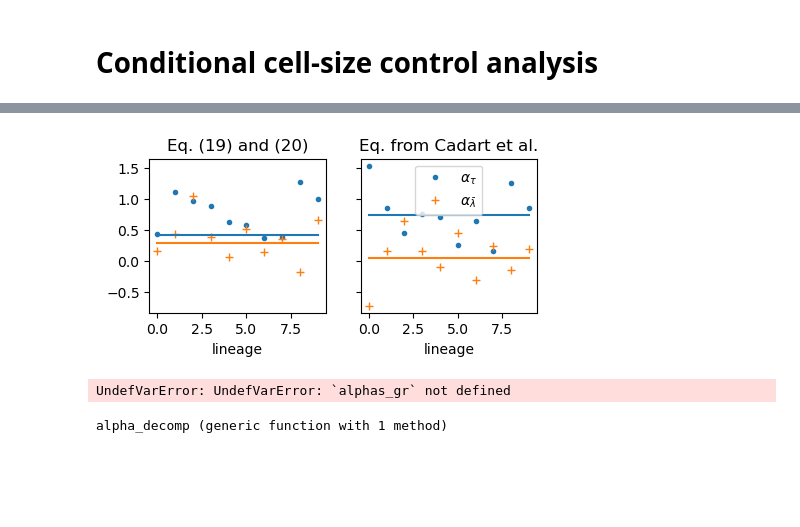
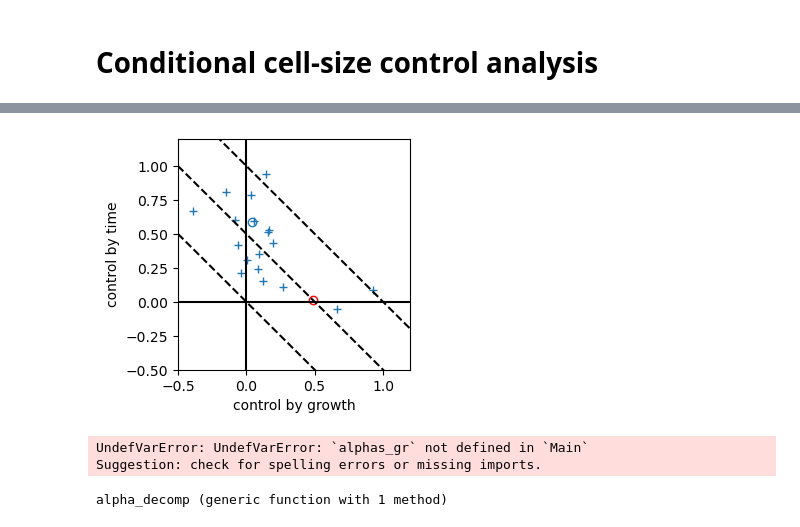
Before and after one commit to elevien/L1210, a Jupyter notebook: notebooks/PAPER_FIG2-cell-size.ipynb, the cells around one changed output, grey strips where cells are left out. Saved outputs shown, nothing was run; the diff lists cells and outputs as text; code cells hidden in the pictures; blank space fills up the shorter version.

Commit message:
First update in a long time

```diff
--- a/notebooks/PAPER_FIG2-cell-size.ipynb
+++ b/notebooks/PAPER_FIG2-cell-size.ipynb
@@ -35,7 +35,7 @@ sims_cells[:,:lineage] = sims_cells.lineage_original;
 ## Load experimental data
 # %%
 df_all = CSV.read("./../output/data_processed.csv",DataFrames.DataFrame);
-df_all  = df_all[df_all.length .>= 23,:]
+df_all  = df_all[df_all.length .>= 5,:]
 lineages = unique(df_all.lineage);
 
 
@@ -94,6 +51,6 @@ fig
 # %%
 
-X = hcat(ones(length(df_all_cells_long.lineage)),Array(df_all_cells_long[:,[:M0]]))
-X = hcat(X,hcat([Int.(df_all_cells_long.lineage .== l) for l in unique(df_all_cells_long.lineage)]...))
-y = df_all_cells_long.gr
-betas = inv(X'X)X'y
+# X = hcat(ones(length(df_all_cells_long.lineage)),Array(df_all_cells_long[:,[:M0]]))
+# X = hcat(X,hcat([Int.(df_all_cells_long.lineage .== l) for l in unique(df_all_cells_long.lineage)]...))
+# y = df_all_cells_long.gr
+# betas = inv(X'X)X'y
@@ -220,29 +118,34 @@ fig
-# %%
-fig, axs = subplots(figsize=(5,2),ncols=2,sharey=true)
-
-
-ax = axs[0]
-ax.plot(dfa_sims.ατ,"C0.",label=L"$\alpha_{\tau}$")
-ax.plot(dfa_sims.αλ,"C1+",label=L"$\alpha_{\bar{\lambda}}$")
-ax.plot(ones(length(dfa.ατ)) .* mean(dfa.ατ),"C0-")
-ax.plot(ones(length(dfa.ατ)) .* mean(dfa.αλ),"C1-")
-ax.set_xlabel("lineage")
-ax.set_title("Eq. (19) and (20)")
-#ax.set_ylim([-3,30])
-
-
-
-ax = axs[1]
-ax.plot(dfa_sims.ατ_c,"C0.",label=L"$\alpha_{\tau}$")
-ax.plot(dfa_sims.αλ_c,"C1+",label=L"$\alpha_{\bar{\lambda}}$")
-ax.plot(ones(length(dfa_sims.ατ)) .* mean(dfa_sims.ατ_c),"C0-")
-ax.plot(ones(length(dfa_sims.ατ)) .* mean(dfa_sims.αλ_c),"C1-")
-ax.set_title("Eq. from Cadart et al.")
-ax.set_xlabel("lineage")
-ax.legend(frameon=true)
-fig
-# %% [output]
-[figure, removed]
+# %%
+fig, ax = subplots(figsize=(3,3),sharey=true)
+
+
+#ax.errorbar(dfa.αλ_c, dfa.ατ_c,yerr = 0.1*sqrt(30)*ones(length(dfa.αλ_c))
+#,color="C0",marker="s",linestyle="none")
+ax.plot(dfa.αλ_c, dfa.ατ_c,"+")
+ax.plot([mean(dfa.αλ_c)],[mean(dfa.ατ_c)],"C0o",fillstyle="none")
+
+
+ac = alpha_decomp_cadart(df_all_cells.gr,df_all_cells.x,df_all_cells.gt)
+ax.plot([0.5-ac],[ac],"ro",fillstyle="none")
+
+
+xrng = collect(-0.5:0.01:3)
+ax.plot(xrng,1/2 .- xrng,"k--")
+ax.plot(xrng,1 .- xrng,"k--")
+ax.plot(xrng,0 .- xrng,"k--")
+ax.plot(xrng,zeros(length(xrng)),"k-")
+ax.plot(zeros(length(xrng)),xrng,"k-")
+#ax.plot(ones(length(dfa.ατ)) .* mean(dfa.αλ_c),"C1-")
+ax.set_xlabel("control by growth")
+ax.set_ylabel("control by time")
+ax.legend(frameon=false)
+ax.set_ylim([-0.5,1.2])
+ax.set_xlim([-0.5,1.2])
+
+
+fig
+# %% [output]
+[figure, added]
 # %%
 fig, ax = subplots(figsize=(5,3))
 
@@ -280,7 +183,8 @@ tight_layout()
 savefig("./../figures/supp_condalpha.pdf",bbox_inches="tight")
 fig
 # %% [output]
-UndefVarError: UndefVarError: `alphas_gr` not defined
+UndefVarError: UndefVarError: `alphas_gr` not defined in `Main`
+Suggestion: check for spelling errors or missing imports.
 # %%
 function alpha_decomp(x,y,z)
     -cov(x,y)/var(y) * mean(z)
```
Also changed, not shown: parts of 7 cells of this notebook, 8 other files.
